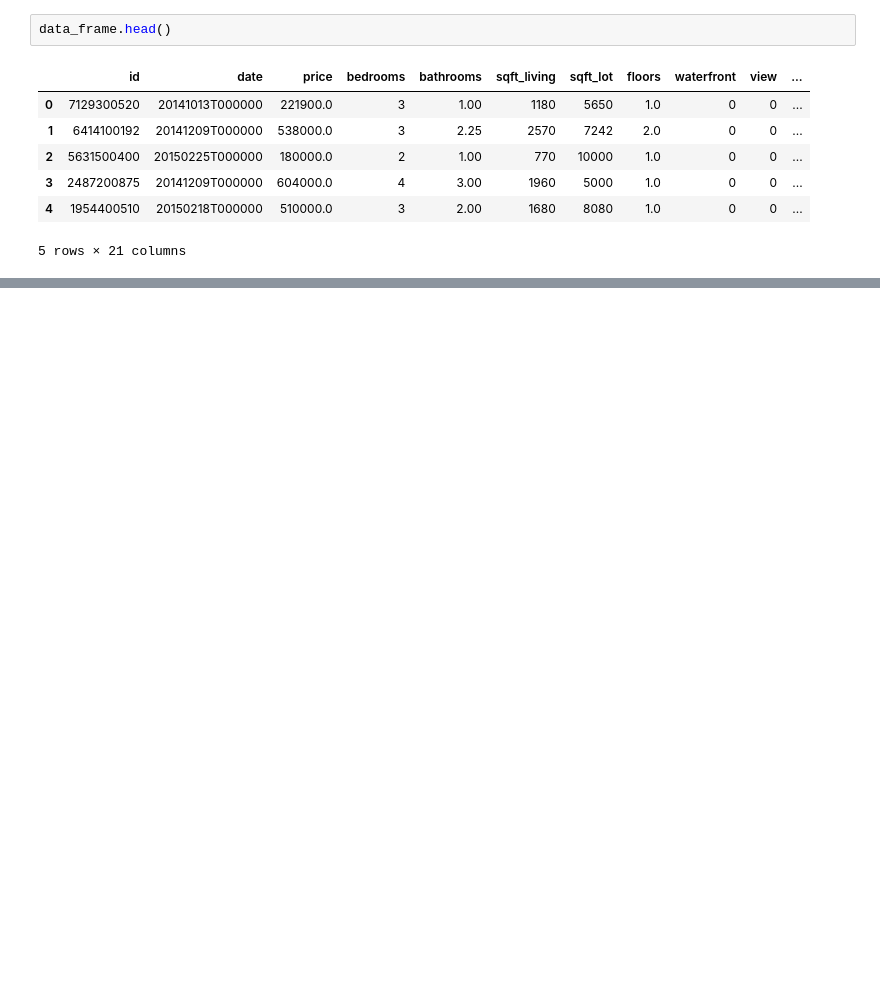
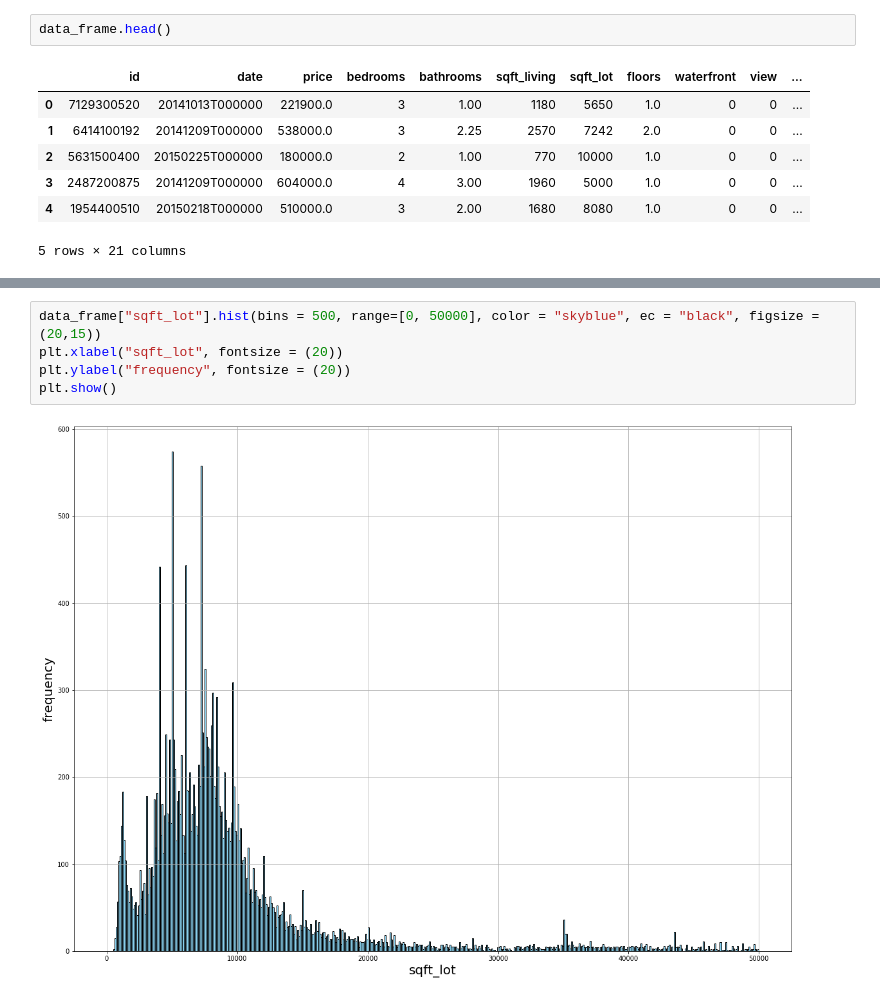
Before and after one commit to RaoBrandon/KC-Housing-Multiple-Linear-Regression, a Jupyter notebook: Multiple Linear Regression.ipynb, the cells around one changed output, grey strips where cells are left out. Saved outputs shown, nothing was run; the diff lists cells and outputs as text; blank space fills up the shorter version.

```diff
--- a/Multiple Linear Regression.ipynb
+++ b/Multiple Linear Regression.ipynb
@@ -17,0 +51,7 @@ data_frame.head()
+# %%
+data_frame["sqft_lot"].hist(bins = 500, range=[0, 50000], color = "skyblue", ec = "black", figsize = (20,15))
+plt.xlabel("sqft_lot", fontsize = (20))
+plt.ylabel("frequency", fontsize = (20))
+plt.show()
+# %% [output]
+[figure, added]
```
Also changed, not shown: parts of 16 cells of this notebook.
